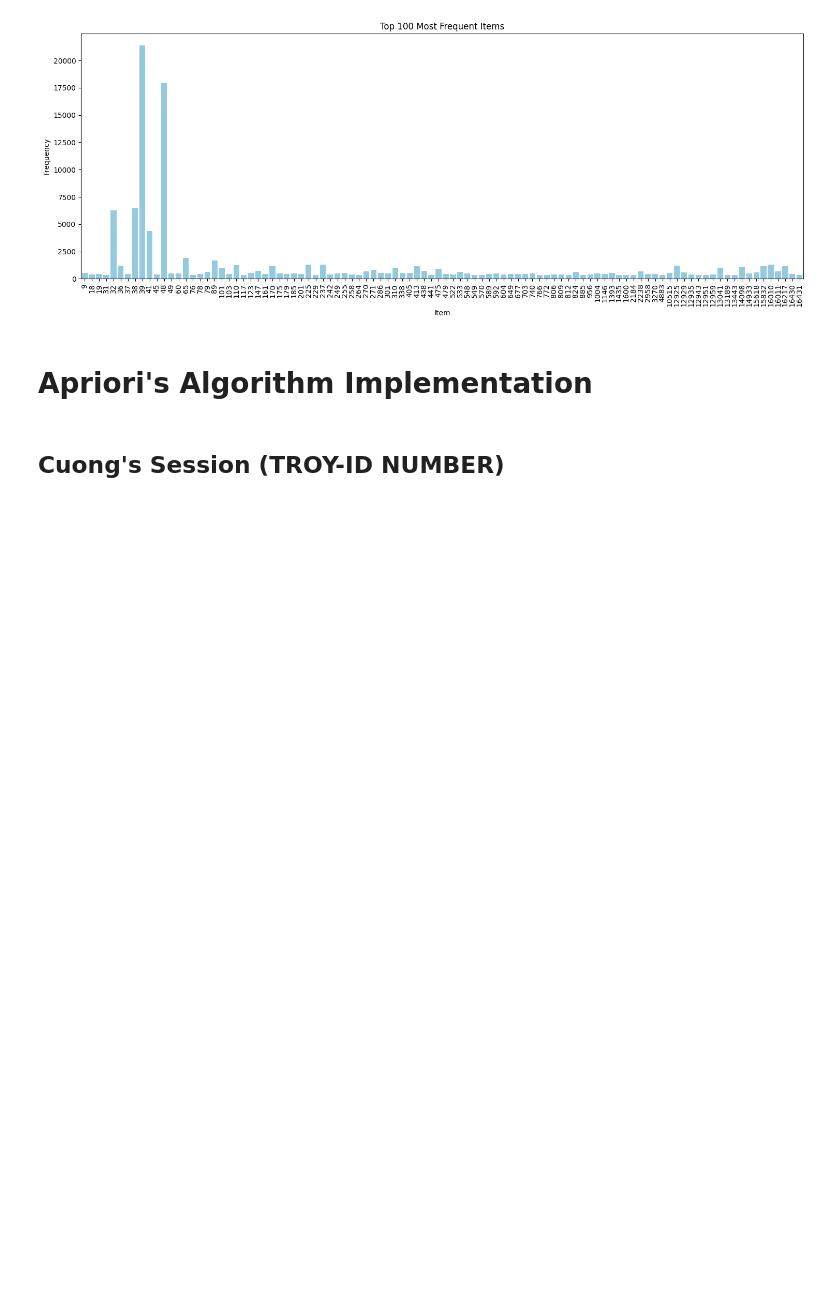
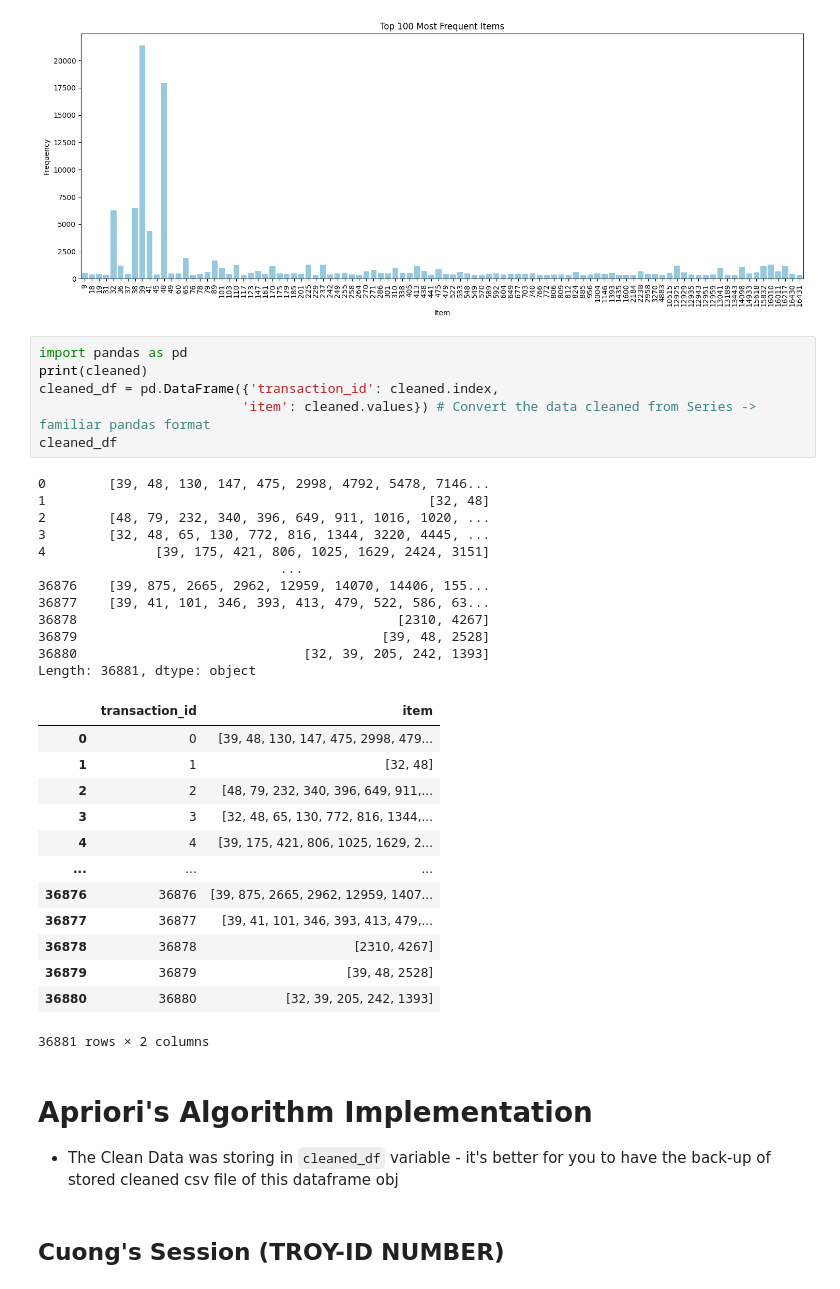
Before and after one commit to CS-3370-Team/Apriory_ItemSet, a Jupyter notebook: Group_Project.ipynb, the cells around one changed output. Saved outputs shown, nothing was run; the diff lists cells and outputs as text; blank space fills up the shorter version.

Commit message:
adding some modification on the usable & sharable format of cleaned data

```diff
--- a/Group_Project.ipynb
+++ b/Group_Project.ipynb
@@ -175,8 +175,41 @@ plt.tight_layout()
 plt.show()
 # %% [output]
 [figure]
+# %%
+import pandas as pd
+print(cleaned)
+cleaned_df = pd.DataFrame({'transaction_id': cleaned.index,
+                          'item': cleaned.values}) # Convert the data cleaned from Series -> familiar pandas format
+cleaned_df
+# %% [output]
+0        [39, 48, 130, 147, 475, 2998, 4792, 5478, 7146...
+1                                                 [32, 48]
+2        [48, 79, 232, 340, 396, 649, 911, 1016, 1020, ...
+3        [32, 48, 65, 130, 772, 816, 1344, 3220, 4445, ...
+4              [39, 175, 421, 806, 1025, 1629, 2424, 3151]
+                               ...
+36876    [39, 875, 2665, 2962, 12959, 14070, 14406, 155...
+36877    [39, 41, 101, 346, 393, 413, 479, 522, 586, 63...
+36878                                         [2310, 4267]
+36879                                       [39, 48, 2528]
+36880                             [32, 39, 205, 242, 1393]
+Length: 36881, dtype: object
+|  | transaction_id | item |
+| 0 | 0 | [39, 48, 130, 147, 475, 2998, 479... |
+| 1 | 1 | [32, 48] |
+| 2 | 2 | [48, 79, 232, 340, 396, 649, 911,... |
+| 3 | 3 | [32, 48, 65, 130, 772, 816, 1344,... |
+| 4 | 4 | [39, 175, 421, 806, 1025, 1629, 2... |
+| ... | ... | ... |
+| 36876 | 36876 | [39, 875, 2665, 2962, 12959, 1407... |
+| 36877 | 36877 | [39, 41, 101, 346, 393, 413, 479,... |
+| 36878 | 36878 | [2310, 4267] |
+| 36879 | 36879 | [39, 48, 2528] |
+| 36880 | 36880 | [32, 39, 205, 242, 1393] |
+36881 rows × 2 columns
 # %% [markdown]
 # Apriori's Algorithm Implementation
+- The Clean Data was storing in `cleaned_df` variable - it's better for you to have the back-up of stored cleaned csv file of this dataframe obj
 # %% [markdown]
 ## Cuong's Session (TROY-ID NUMBER)
 # %%
```
Also changed, not shown: parts of 3 cells of this notebook.
